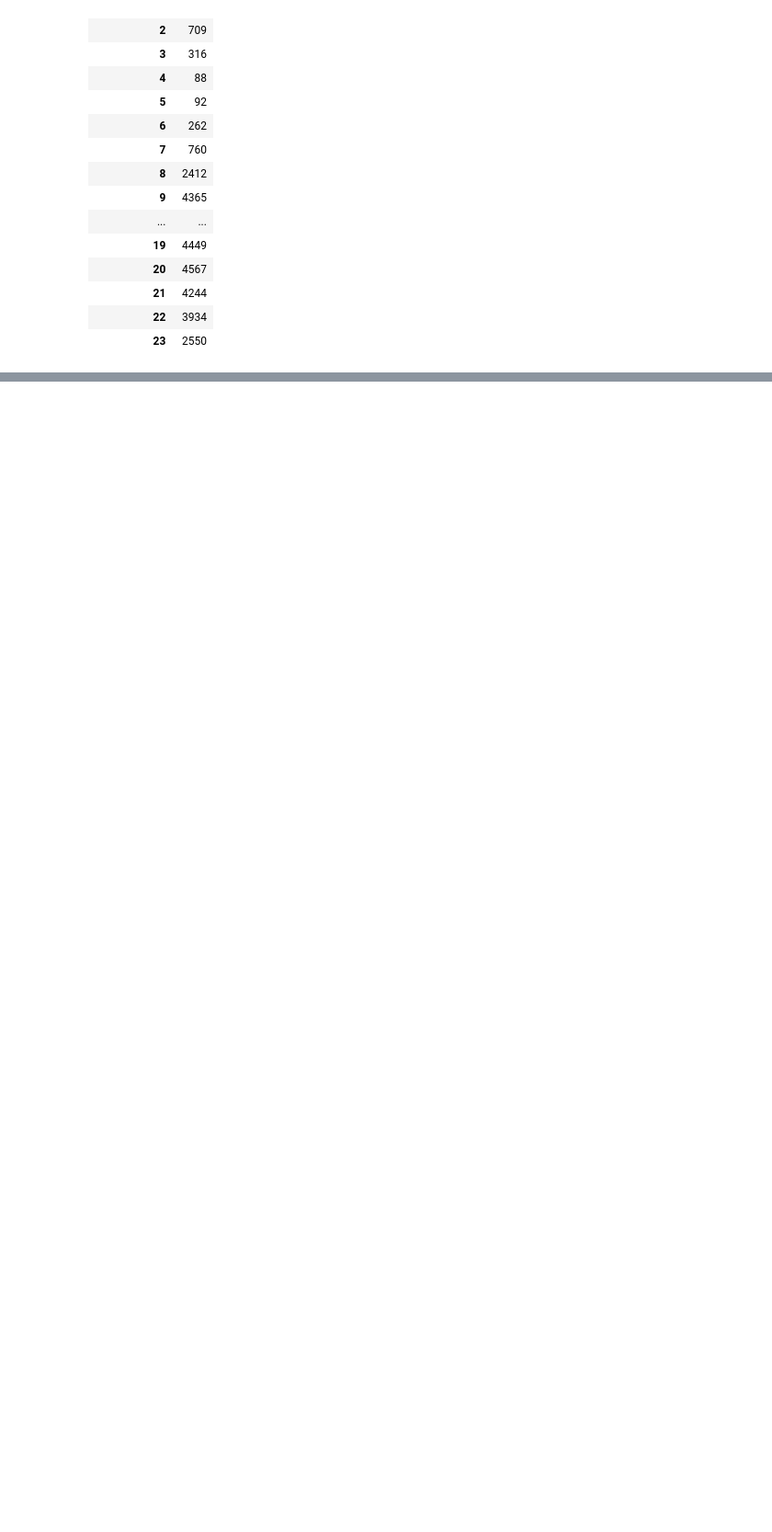
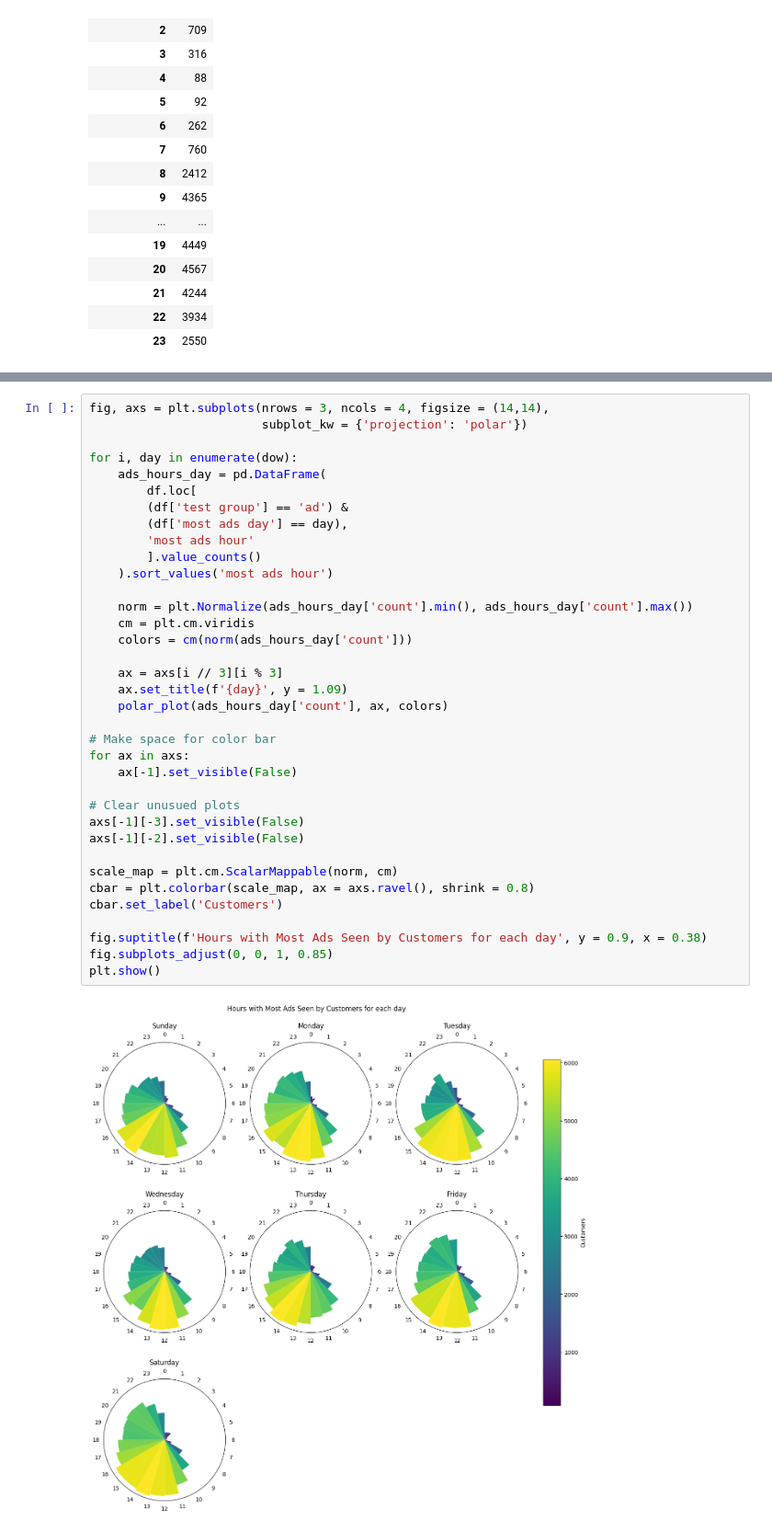
Before and after one commit to Kyo-Fox22/Marketing-A-B-Test, a Jupyter notebook: ab_test.ipynb, the cells around one changed output, grey strips where cells are left out. Shown at 92% size. Cells and saved outputs as stored; diff of their text form; blank space fills up the shorter version.

Commit message:
added time plots for each day of the week

```diff
--- a/ab_test.ipynb
+++ b/ab_test.ipynb
@@ -489,0 +441,38 @@ polar_plot('Sunday')
+# %%
+fig, axs = plt.subplots(nrows = 3, ncols = 4, figsize = (14,14),
+                        subplot_kw = {'projection': 'polar'})
+
+for i, day in enumerate(dow):
+    ads_hours_day = pd.DataFrame(
+        df.loc[
+        (df['test group'] == 'ad') &
+        (df['most ads day'] == day),
+        'most ads hour'
+        ].value_counts()
+    ).sort_values('most ads hour')
+
+    norm = plt.Normalize(ads_hours_day['count'].min(), ads_hours_day['count'].max())
+    cm = plt.cm.viridis
+    colors = cm(norm(ads_hours_day['count']))
+
+    ax = axs[i // 3][i % 3]
+    ax.set_title(f'{day}', y = 1.09)
+    polar_plot(ads_hours_day['count'], ax, colors)
+
+# Make space for color bar
+for ax in axs:
+    ax[-1].set_visible(False)
+
+# Clear unusued plots
+axs[-1][-3].set_visible(False)
+axs[-1][-2].set_visible(False)
+
+scale_map = plt.cm.ScalarMappable(norm, cm)
+cbar = plt.colorbar(scale_map, ax = axs.ravel(), shrink = 0.8)
+cbar.set_label('Customers')
+
+fig.suptitle(f'Hours with Most Ads Seen by Customers for each day', y = 0.9, x = 0.38)
+fig.subplots_adjust(0, 0, 1, 0.85)
+plt.show()
+# %% [output]
+[figure, added]
```
Also changed, not shown: parts of 7 cells of this notebook.
